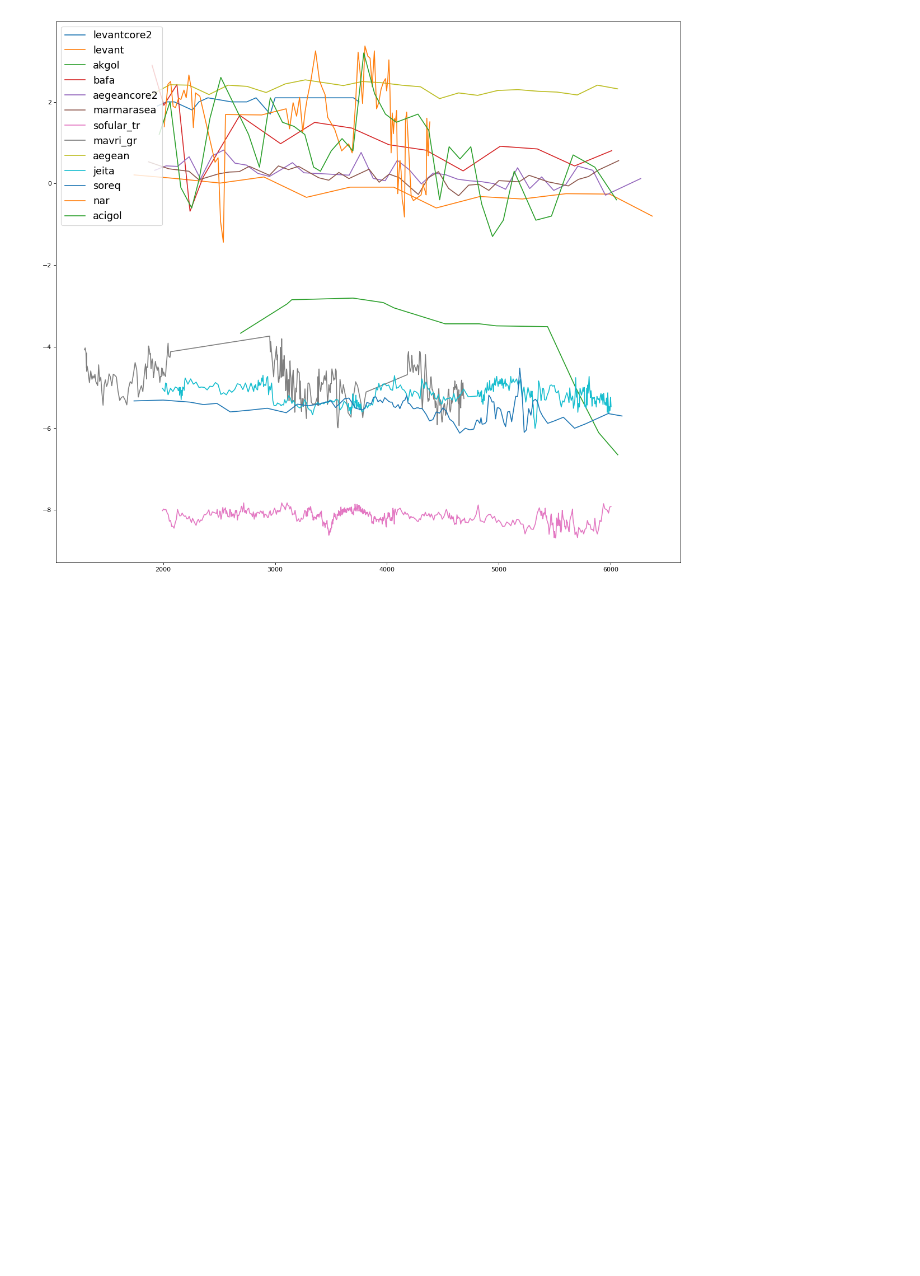
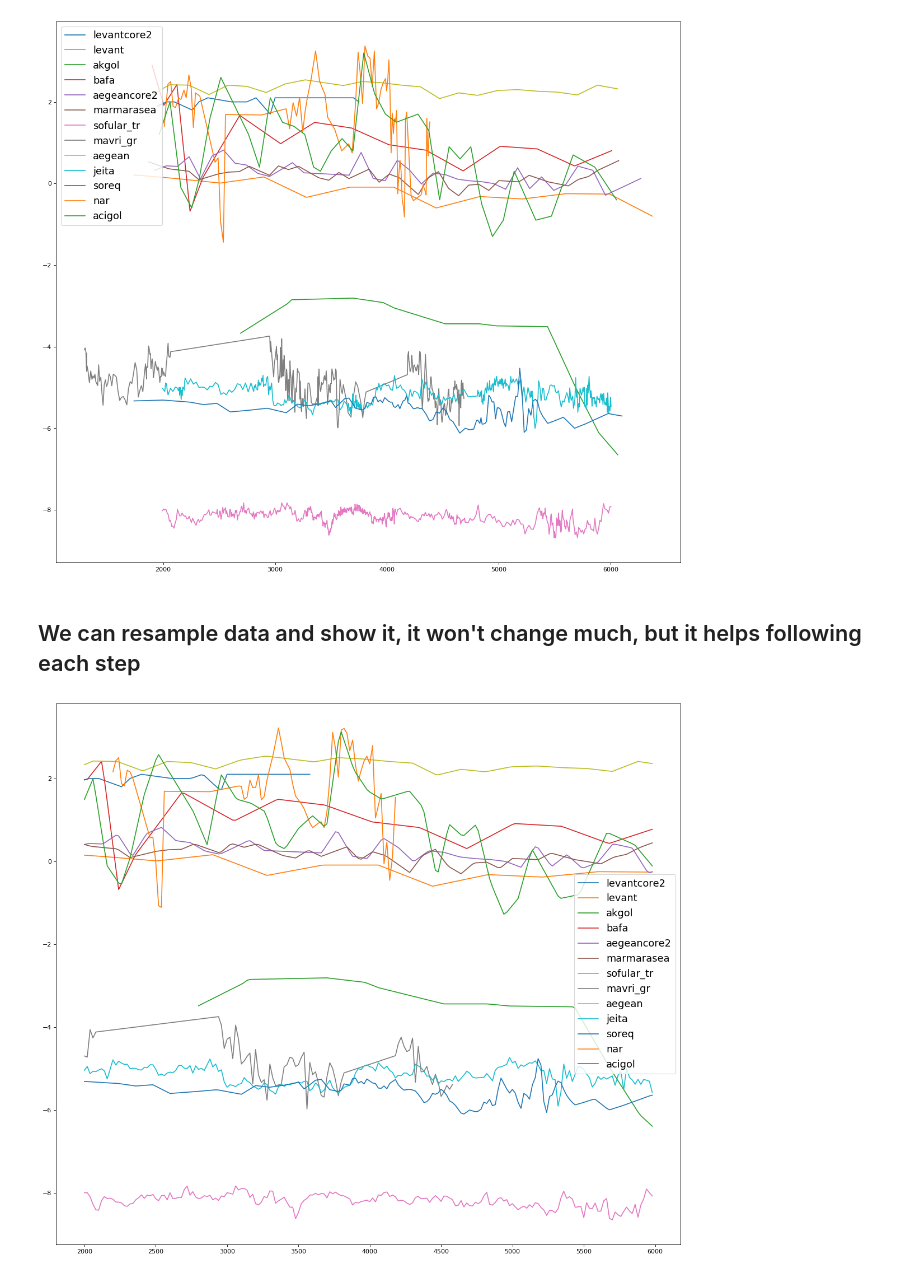
Before and after one commit to freerafiki/kalou91.github.io, a Jupyter notebook: climate/AnalyzeData.ipynb, the cells around one changed output. Drawn from its saved outputs; the diff is of its cells as text; code cells hidden in the pictures; blank space fills up the shorter version.

```diff
--- a/climate/AnalyzeData.ipynb
+++ b/climate/AnalyzeData.ipynb
@@ -216,3 +217,51 @@ plt.legend(fontsize=16)
 # %% [output]
 <matplotlib.legend.Legend at 0x...>
 [figure]
+# %%
+def resample_data(big_data, years_interval, number_of_samples_per_interval, time_interval, which_interp):
+    step_size = (years_interval / number_of_samples_per_interval)
+    print("using a step size of", step_size)
+    interp_big_data = []
+    for j in range(len(big_data)):
+        cur_raw_data = big_data[j]
+        first_year_data = np.ceil(cur_raw_data[0,0] / years_interval) * years_interval
+        last_year_data = np.floor(cur_raw_data[-1,0] / years_interval) * years_interval
+        starting_year = max(time_interval[0], first_year_data)
+        final_year = min(time_interval[1], last_year_data)
+        x_new = np.arange(starting_year, final_year, step_size)
+        #print(x_new)
+        interp_cur_data = np.zeros((x_new.shape[0], 2))
+        #print(cur_raw_data[:,0])
+        #print("Dimension of x", cur_raw_data[:,0].ndim, "different from 1:", cur_raw_data[:,0].ndim != 1)
+        #print("Any big number: ",np.any(cur_raw_data[:,0][1:] <= cur_raw_data[:,0][:-1]))
+        #if np.any(cur_raw_data[:,0][1:] <= cur_raw_data[:,0][:-1]):
+        #    for i in range(cur_raw_data[:,0].shape[0]-1):
+        #        print(i,"-->",cur_raw_data[:,0][i],"<",cur_raw_data[:,0][i+1])
+        #        if cur_raw_data[:,0][i] > cur_raw_data[:,0][i+1]:
+        #            print(i,"-->HIER-->",cur_raw_data[:,0][i],">",cur_raw_data[:,0][i+1])
+        interp_f = interpolate.interp1d(cur_raw_data[:,0], cur_raw_data[:,1], kind=which_interp)
+        interp_cur_data[:,1] = np.asarray(interp_f(x_new))
+        interp_cur_data[:,0] = np.asarray(x_new)
+        interp_big_data.append(interp_cur_data)
+    return (interp_big_data)
+# %%
+def plot_big_data(big_data, name_for_plotting):
+    plt.figure(figsize=(18, 16), dpi= 80)
+    for j in range(len(big_data)):
+        plt.plot(big_data[j][:,0], big_data[j][:,1], label=name_for_plotting[j])
+    plt.legend(fontsize=16)
+# %% [markdown]
+<h2>We can resample data and show it, it won't change much, but it helps following each step</h2>
+# %%
+years_interval = 200 # each 200 years
+number_of_samples_per_interval = 10 # ten values each 200 years
+which_interp = 'linear' # linear interpolation
+time_interval = [2000, 6000] # time span
+interpolated_data = resample_data(big_data,
+                                  years_interval,
+                                  number_of_samples_per_interval,
+                                  time_interval,
+                                  which_interp)
+plot_big_data(interpolated_data, name_for_plotting)
+# %% [output]
+[figure, added]
```
Also changed, not shown: parts of 18 cells of this notebook, 1 other file.
